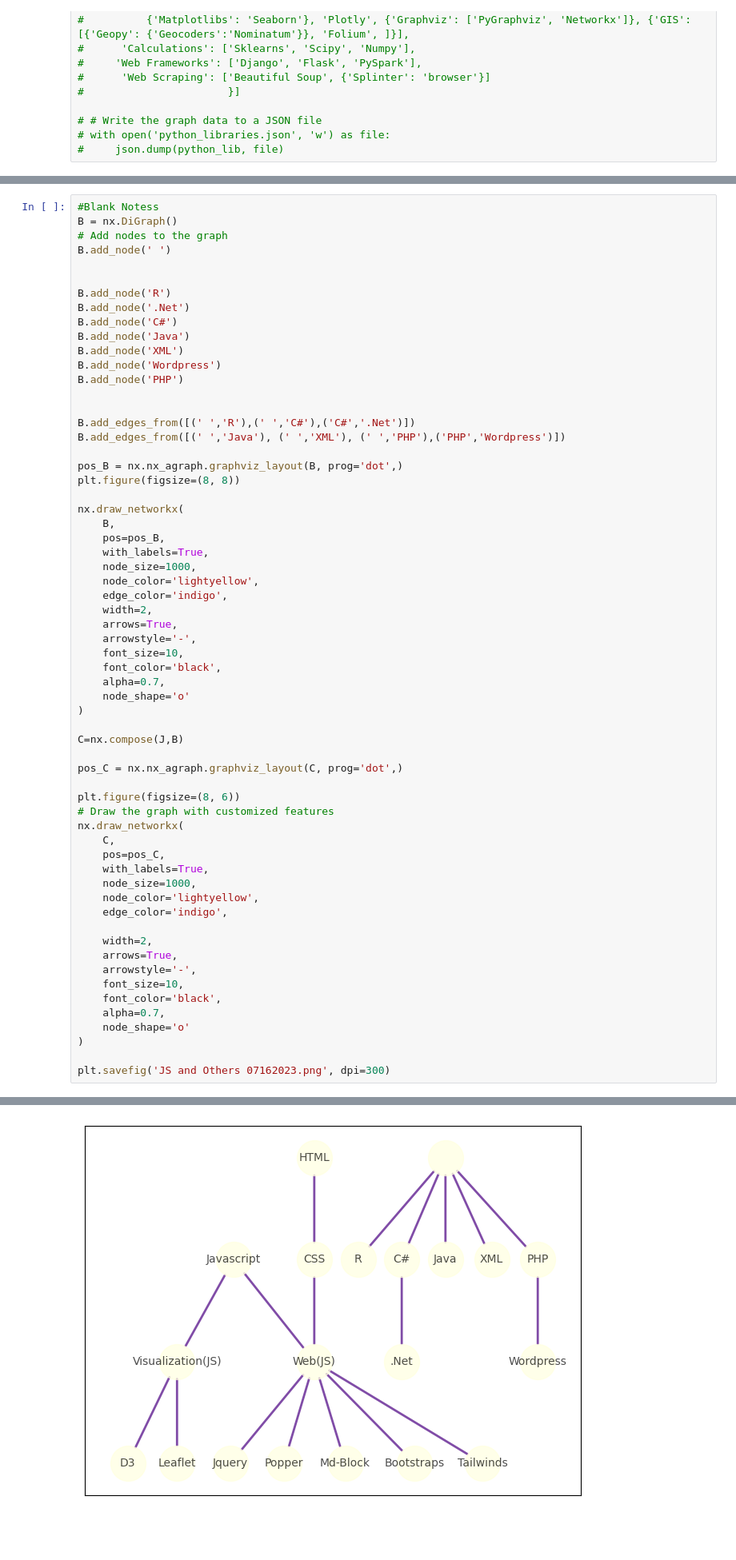
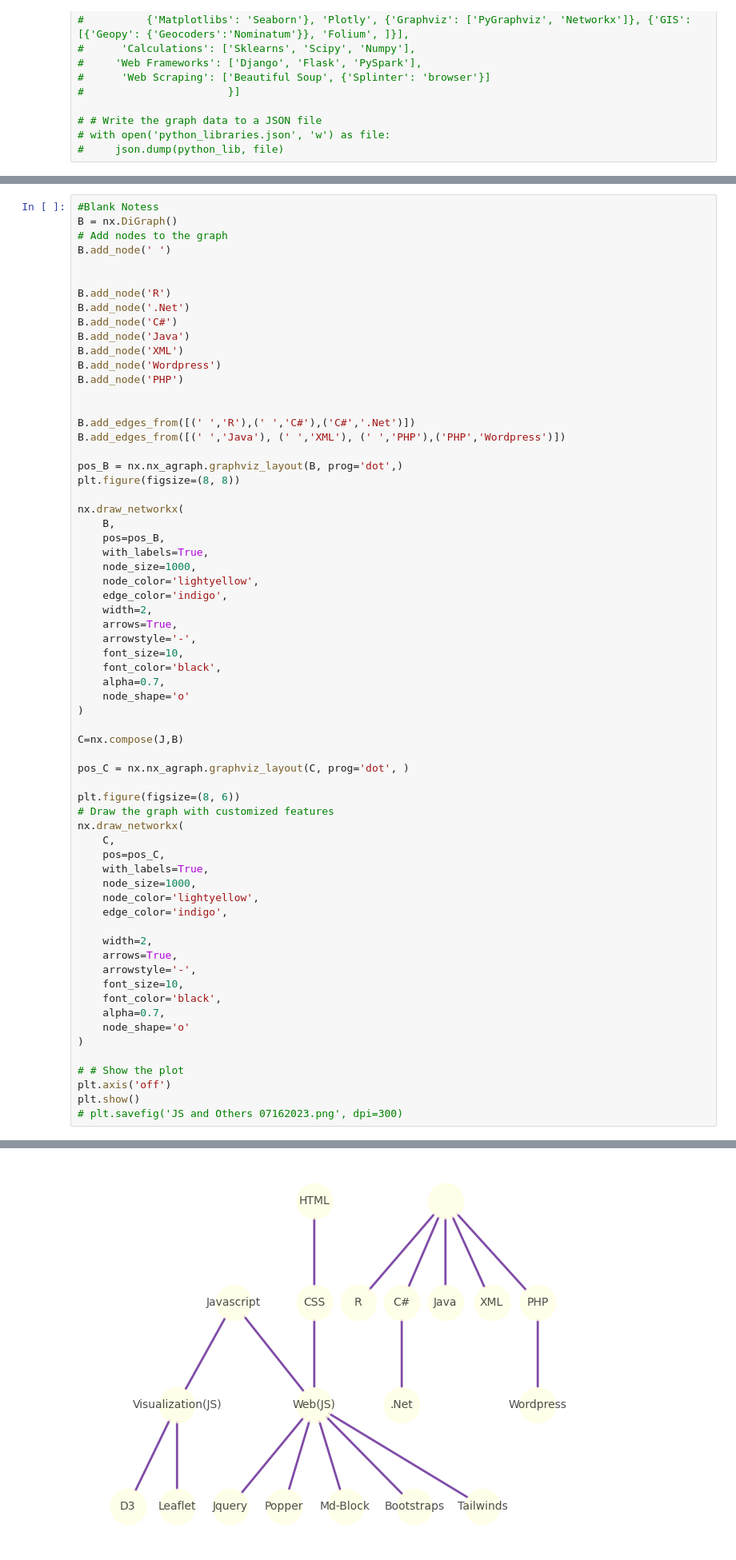
Before and after one commit to Hong-webport/Skill-Trees, a Jupyter notebook: Technical Skill Charts.ipynb, the cells around one changed output, grey strips where cells are left out. Shown at 80% size. Cells and saved outputs as stored; diff of their text form; blank space fills up the shorter version.

```diff
--- a/Technical Skill Charts.ipynb
+++ b/Technical Skill Charts.ipynb
@@ -218,36 +225,39 @@ nx.draw_networkx(
     font_size=10,
     font_color='black',
     alpha=0.7,
     node_shape='o'
 )
 
 C=nx.compose(J,B)
 
-pos_C = nx.nx_agraph.graphviz_layout(C, prog='dot',)
+pos_C = nx.nx_agraph.graphviz_layout(C, prog='dot', )
 
 plt.figure(figsize=(8, 6))
 # Draw the graph with customized features
 nx.draw_networkx(
     C,
     pos=pos_C,
     with_labels=True,
     node_size=1000,
     node_color='lightyellow',
     edge_color='indigo',
 
     width=2,
     arrows=True,
     arrowstyle='-',
     font_size=10,
     font_color='black',
     alpha=0.7,
     node_shape='o'
 )
 
-plt.savefig('JS and Others 07162023.png', dpi=300)
+# # Show the plot
+plt.axis('off')
+plt.show()
+# plt.savefig('JS and Others 07162023.png', dpi=300)
 # %% [output]
 [figure]
-[figure, old version]
+[figure, new version]
 # %%
 # Software Chart
 
```
Also changed, not shown: parts of 11 cells of this notebook, 2 other files.
